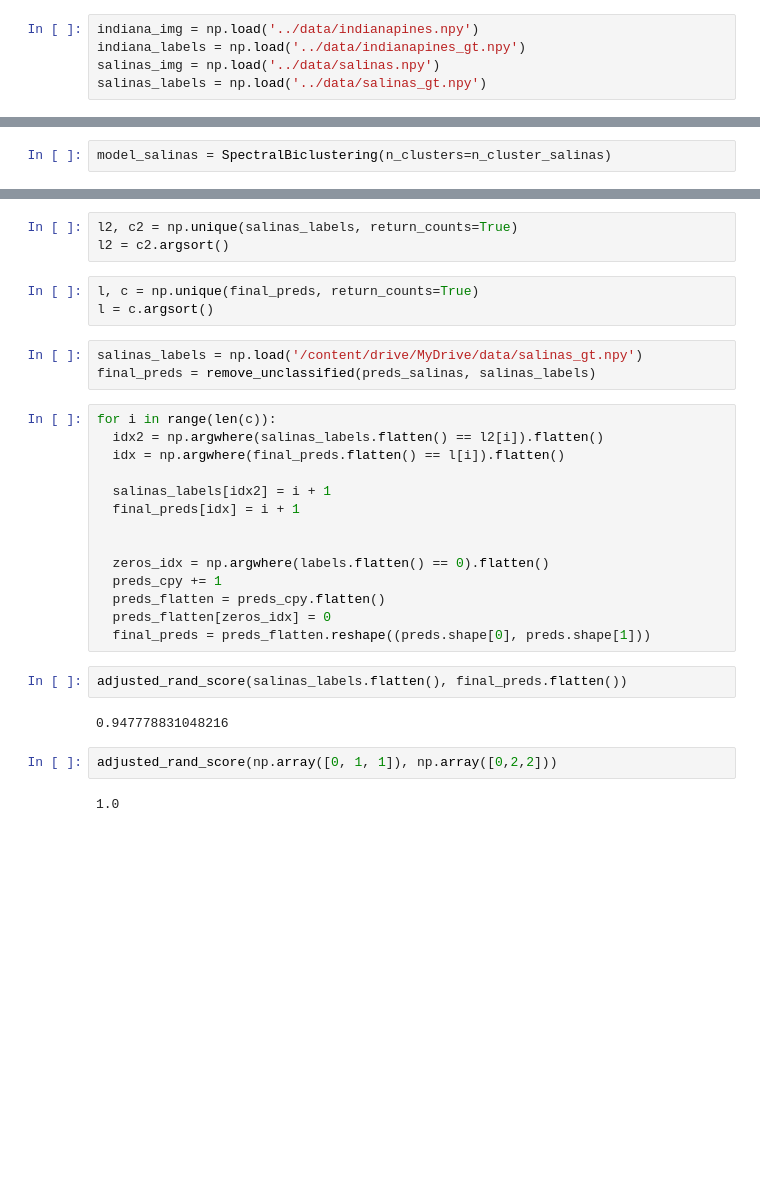
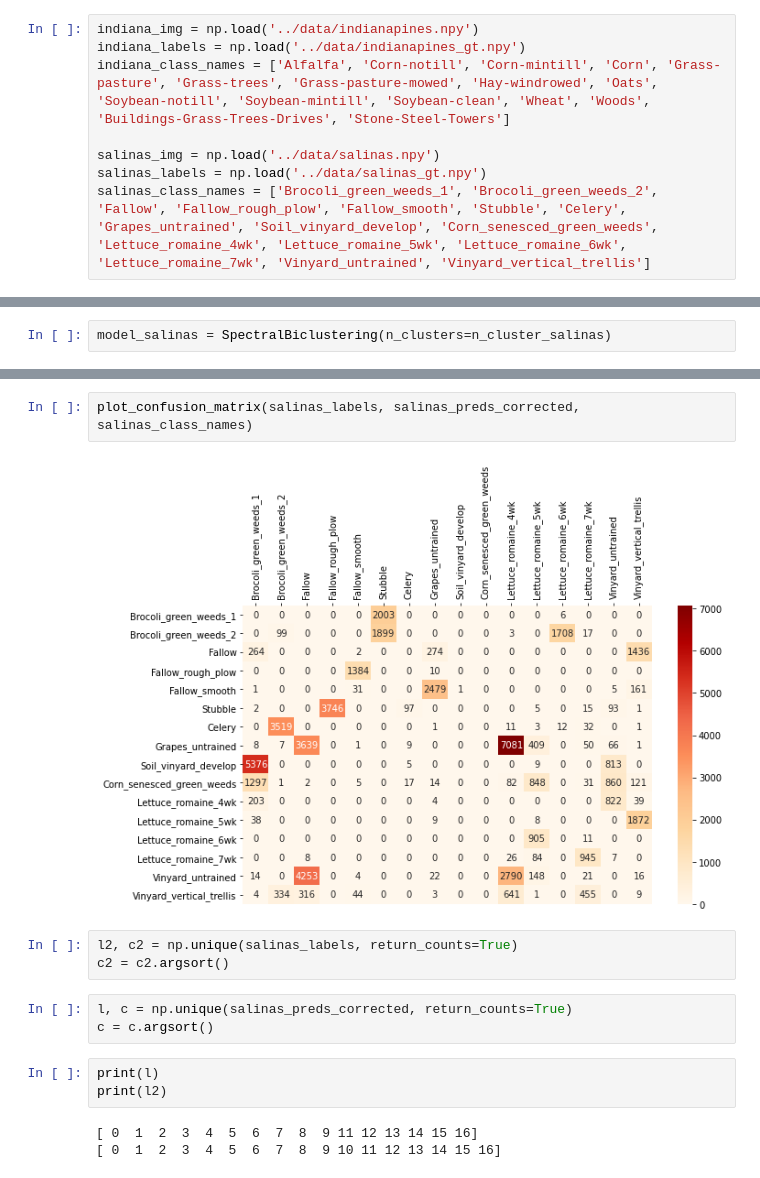
Before and after one commit to SabineHU/projet-IML, a Jupyter notebook: src/SpectralBiclustering.ipynb, the cells around one changed output, grey strips where cells are left out. Saved outputs shown, nothing was run; the diff lists cells and outputs as text; blank space fills up the shorter version.

```diff
--- a/src/SpectralBiclustering.ipynb
+++ b/src/SpectralBiclustering.ipynb
@@ -15,8 +11,11 @@ from tools import *
 # %%
 indiana_img = np.load('../data/indianapines.npy')
 indiana_labels = np.load('../data/indianapines_gt.npy')
+indiana_class_names = ['Alfalfa', 'Corn-notill', 'Corn-mintill', 'Corn', 'Grass-pasture', 'Grass-trees', 'Grass-pasture-mowed', 'Hay-windrowed', 'Oats', 'Soybean-notill', 'Soybean-mintill', 'Soybean-clean', 'Wheat', 'Woods', 'Buildings-Grass-Trees-Drives', 'Stone-Steel-Towers']
+
 salinas_img = np.load('../data/salinas.npy')
 salinas_labels = np.load('../data/salinas_gt.npy')
+salinas_class_names = ['Brocoli_green_weeds_1', 'Brocoli_green_weeds_2', 'Fallow', 'Fallow_rough_plow', 'Fallow_smooth', 'Stubble', 'Celery', 'Grapes_untrained', 'Soil_vinyard_develop', 'Corn_senesced_green_weeds', 'Lettuce_romaine_4wk', 'Lettuce_romaine_5wk', 'Lettuce_romaine_6wk', 'Lettuce_romaine_7wk', 'Vinyard_untrained', 'Vinyard_vertical_trellis']
 # %%
 plot_two_figures(indiana_labels, salinas_labels, "Indiana labels", "Salinas labels")
 # %% [output]
@@ -199,31 +127,16 @@ plt.show()
+# %%
+plot_confusion_matrix(salinas_labels, salinas_preds_corrected, salinas_class_names)
+# %% [output]
+[figure, added]
 # %%
 l2, c2 = np.unique(salinas_labels, return_counts=True)
-l2 = c2.argsort()
+c2 = c2.argsort()
 # %%
-l, c = np.unique(final_preds, return_counts=True)
-l = c.argsort()
+l, c = np.unique(salinas_preds_corrected, return_counts=True)
+c = c.argsort()
-# %%
-salinas_labels = np.load('/content/drive/MyDrive/data/salinas_gt.npy')
-final_preds = remove_unclassified(preds_salinas, salinas_labels)
-# %%
-for i in range(len(c)):
-  idx2 = np.argwhere(salinas_labels.flatten() == l2[i]).flatten()
-  idx = np.argwhere(final_preds.flatten() == l[i]).flatten()
-
-  salinas_labels[idx2] = i + 1
-  final_preds[idx] = i + 1
-
-
-  zeros_idx = np.argwhere(labels.flatten() == 0).flatten()
-  preds_cpy += 1
-  preds_flatten = preds_cpy.flatten()
-  preds_flatten[zeros_idx] = 0
-  final_preds = preds_flatten.reshape((preds.shape[0], preds.shape[1]))
-# %%
-adjusted_rand_score(salinas_labels.flatten(), final_preds.flatten())
-# %% [output]
-0.947778831048216
-# %%
-adjusted_rand_score(np.array([0, 1, 1]), np.array([0,2,2]))
-# %% [output]
-1.0
+# %%
+print(l)
+print(l2)
+# %% [output]
+[ 0  1  2  3  4  5  6  7  8  9 11 12 13 14 15 16]
+[ 0  1  2  3  4  5  6  7  8  9 10 11 12 13 14 15 16]
```
Also changed, not shown: parts of 33 cells of this notebook, 2 other files.
